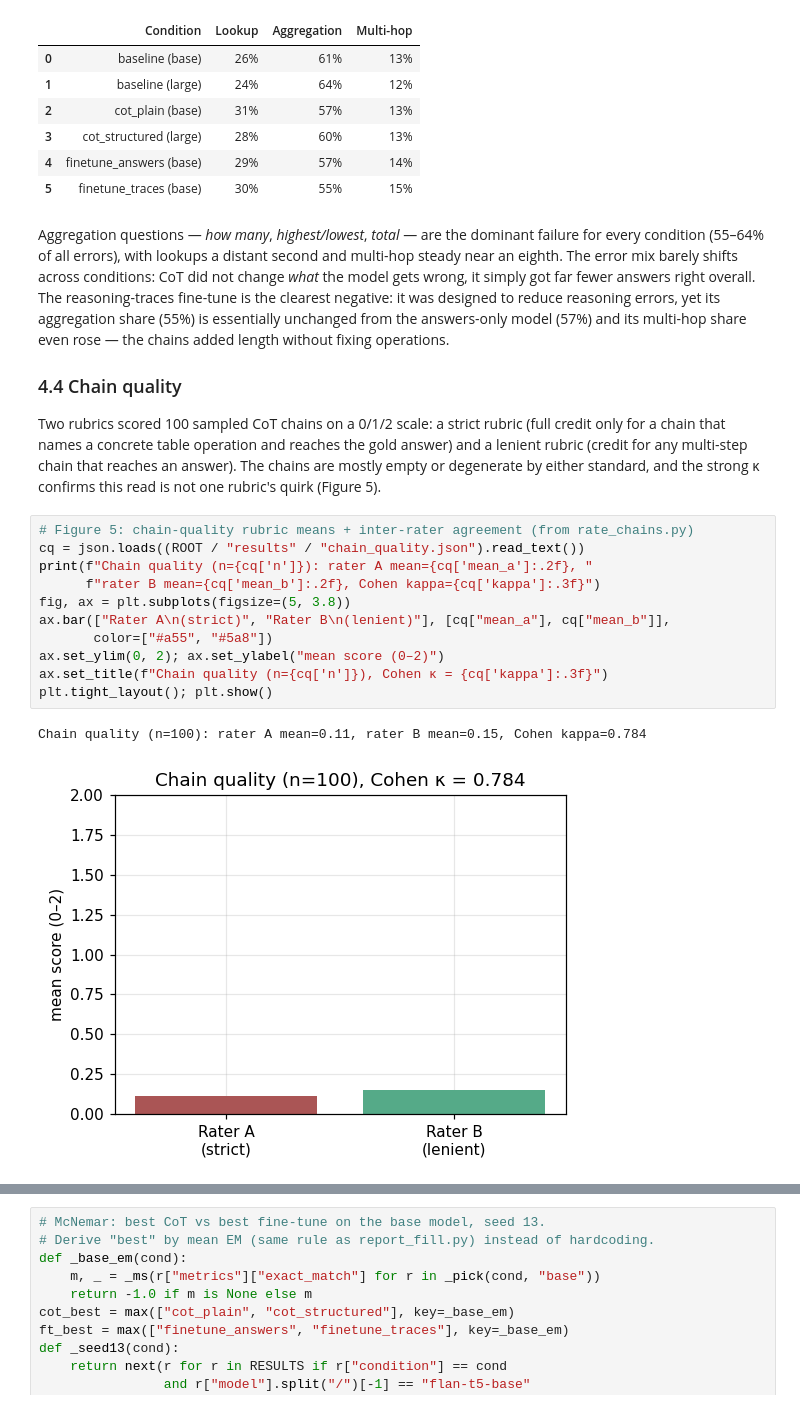
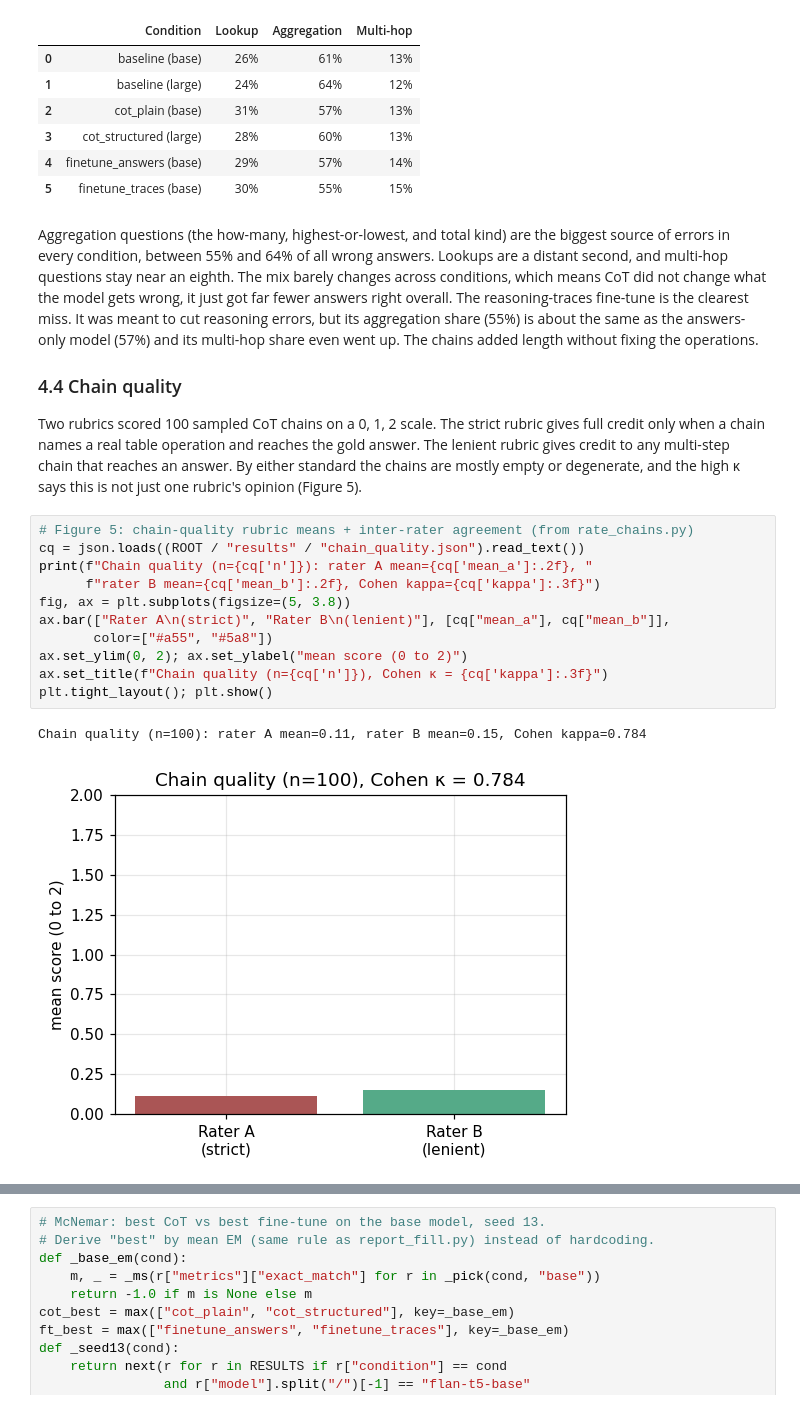
Before and after one commit to adiseshvsanklapur/ECS111FinalProject, a Jupyter notebook: report/FINAL_REPORT.ipynb, the cells around one changed output, grey strips where cells are left out. Drawn from its saved outputs; the diff is of its cells as text.

```diff
--- a/report/FINAL_REPORT.ipynb
+++ b/report/FINAL_REPORT.ipynb
@@ -266,25 +266,25 @@ table3
 | 4 | finetune_answers (base) | 29% | 57% | 14% |
 | 5 | finetune_traces (base) | 30% | 55% | 15% |
 # %% [markdown]
-Aggregation questions — *how many*, *highest/lowest*, *total* — are the dominant failure for every condition (55–64% of all errors), with lookups a distant second and multi-hop steady near an eighth. The error mix barely shifts across conditions: CoT did not change *what* the model gets wrong, it simply got far fewer answers right overall. The reasoning-traces fine-tune is the clearest negative: it was designed to reduce reasoning errors, yet its aggregation share (55%) is essentially unchanged from the answers-only model (57%) and its multi-hop share even rose — the chains added length without fixing operations.
+Aggregation questions (the how-many, highest-or-lowest, and total kind) are the biggest source of errors in every condition, between 55% and 64% of all wrong answers. Lookups are a distant second, and multi-hop questions stay near an eighth. The mix barely changes across conditions, which means CoT did not change what the model gets wrong, it just got far fewer answers right overall. The reasoning-traces fine-tune is the clearest miss. It was meant to cut reasoning errors, but its aggregation share (55%) is about the same as the answers-only model (57%) and its multi-hop share even went up. The chains added length without fixing the operations.
 
 ### 4.4 Chain quality
 
-Two rubrics scored 100 sampled CoT chains on a 0/1/2 scale: a strict rubric (full credit only for a chain that names a concrete table operation and reaches the gold answer) and a lenient rubric (credit for any multi-step chain that reaches an answer). The chains are mostly empty or degenerate by either standard, and the strong κ confirms this read is not one rubric's quirk (Figure 5).
+Two rubrics scored 100 sampled CoT chains on a 0, 1, 2 scale. The strict rubric gives full credit only when a chain names a real table operation and reaches the gold answer. The lenient rubric gives credit to any multi-step chain that reaches an answer. By either standard the chains are mostly empty or degenerate, and the high κ says this is not just one rubric's opinion (Figure 5).
 # %%
 # Figure 5: chain-quality rubric means + inter-rater agreement (from rate_chains.py)
 cq = json.loads((ROOT / "results" / "chain_quality.json").read_text())
 print(f"Chain quality (n={cq['n']}): rater A mean={cq['mean_a']:.2f}, "
       f"rater B mean={cq['mean_b']:.2f}, Cohen kappa={cq['kappa']:.3f}")
 fig, ax = plt.subplots(figsize=(5, 3.8))
 ax.bar(["Rater A\n(strict)", "Rater B\n(lenient)"], [cq["mean_a"], cq["mean_b"]],
        color=["#a55", "#5a8"])
-ax.set_ylim(0, 2); ax.set_ylabel("mean score (0–2)")
+ax.set_ylim(0, 2); ax.set_ylabel("mean score (0 to 2)")
 ax.set_title(f"Chain quality (n={cq['n']}), Cohen κ = {cq['kappa']:.3f}")
 plt.tight_layout(); plt.show()
 # %% [output]
 Chain quality (n=100): rater A mean=0.11, rater B mean=0.15, Cohen kappa=0.784
-[figure, old version]
+[figure, new version]
 # %% [markdown]
 ### 4.5 Significance
 
```
Also changed, not shown: parts of 13 cells of this notebook, 1 other file.
